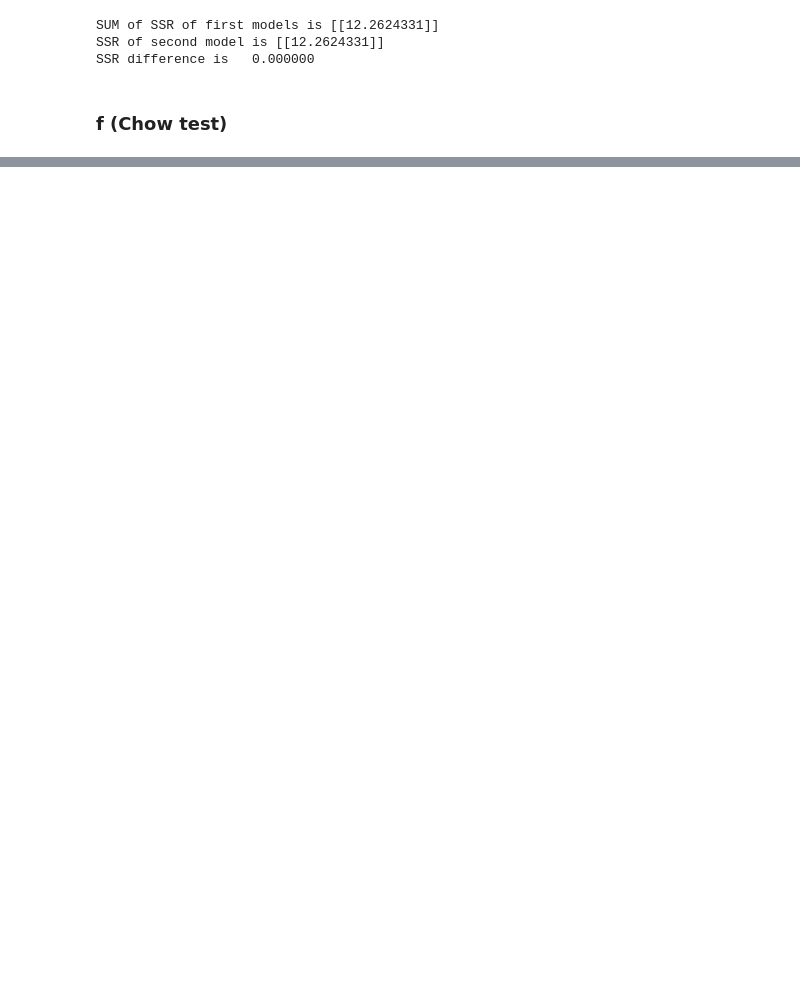
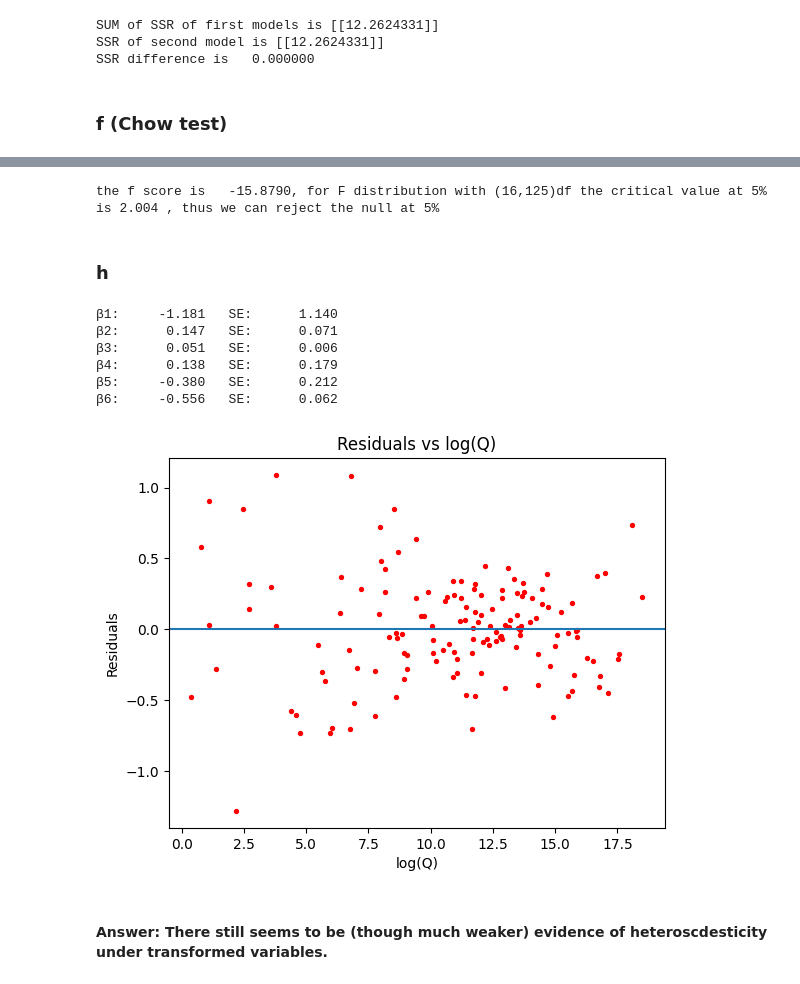
Before and after one commit to Nurdaylight/An-Econ-771, a Jupyter notebook: PS2/ps2_Nurdaulet_Menglibayev.ipynb, the cells around one changed output, grey strips where cells are left out. Cells and saved outputs as stored; diff of their text form; code cells hidden in the pictures; blank space fills up the shorter version.

```diff
--- a/PS2/ps2_Nurdaulet_Menglibayev.ipynb
+++ b/PS2/ps2_Nurdaulet_Menglibayev.ipynb
@@ -189,0 +246,58 @@ SSR difference is   0.000000
+# %%
+#new unr SSR:
+ssr5=e5.T@e5
+F_score= ((ssr2-ssr5)/8)/(ssr5/(145-12))
+
+
+print(f"the f score is {F_score.item():>10.4f}, for F distribution with (16,125)df the critical value at 5% is 2.004 , thus we can reject the null at 5%")
+# %% [output]
+the f score is   -15.8790, for F distribution with (16,125)df the critical value at 5% is 2.004 , thus we can reject the null at 5%
+# %% [markdown]
+### h
+# %%
+Y6=[(j.item())/((0.0565 + 2.1377 / X[i,1])**0.5) for i,j in enumerate(Y2)]
+# %%
+import math
+ze = math.e
+
+
+X6=X.copy()
+
+
+x2=X6[:,1]**2
+X6 = np.insert(X6, 2, x2, axis=1)
+for i in range(len(X6)):
+  X6[i]=X6[i]/((0.0565 + 2.1377 / X[:,1][i])**0.5)
+# %%
+
+# Regression
+inv6= np.linalg.inv(X6.T@X6)
+b6=inv6@X6.T@Y6
+out6=np.round(b6,3)
+
+# STD
+e6=Y6-X6@b6
+var6 = ((e6.T @ e6).item() / (145-len(X6[0]))) * inv6
+se6= np.sqrt(np.diag(var6)).reshape(-1, 1)
+print_estimates(b6, se6)
+# %% [output]
+β1:     -1.181   SE:      1.140
+β2:      0.147   SE:      0.071
+β3:      0.051   SE:      0.006
+β4:      0.138   SE:      0.179
+β5:     -0.380   SE:      0.212
+β6:     -0.556   SE:      0.062
+# %%
+import matplotlib.pyplot as plt
+
+plt.figure()
+plt.scatter(X6[:, 1], e6, s=8,color = "red")
+plt.axhline(0)
+plt.xlabel(f"log(Q)")
+plt.ylabel("Residuals")
+plt.title(f"Residuals vs log(Q)")
+plt.show()
+# %% [output]
+[figure, added]
+# %% [markdown]
+ #### **Answer:** There still seems to be (though much weaker) evidence of heteroscdesticity under transformed variables.
```
Also changed, not shown: parts of 12 cells of this notebook.
